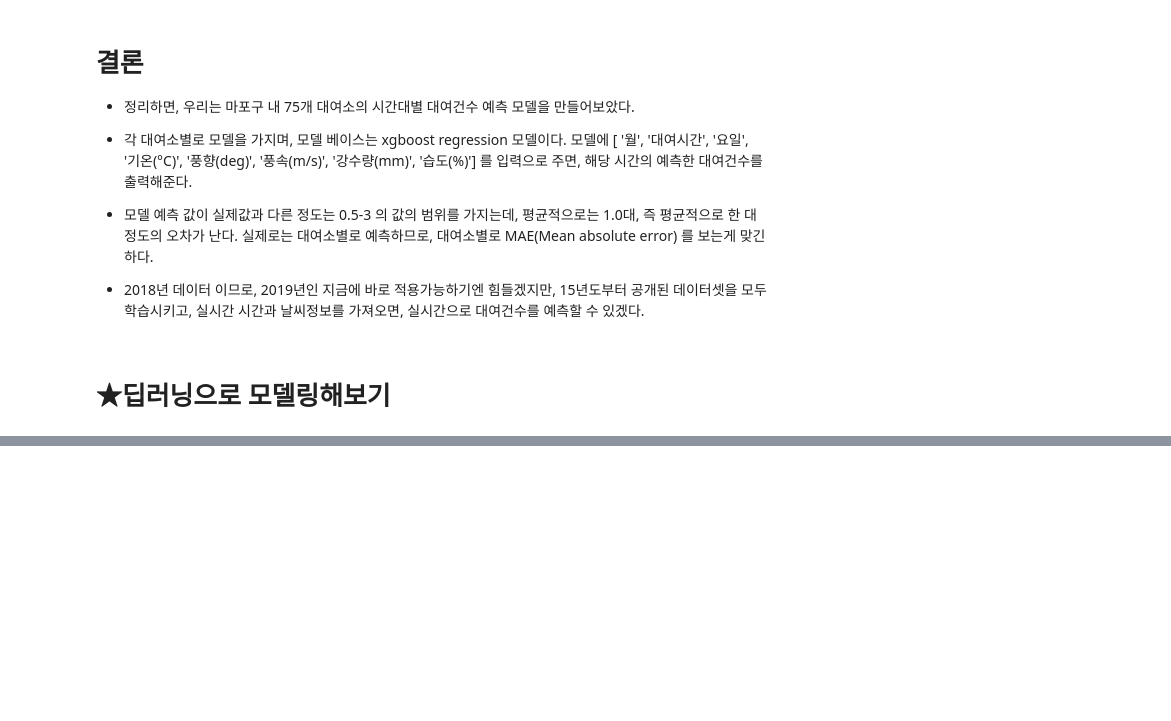
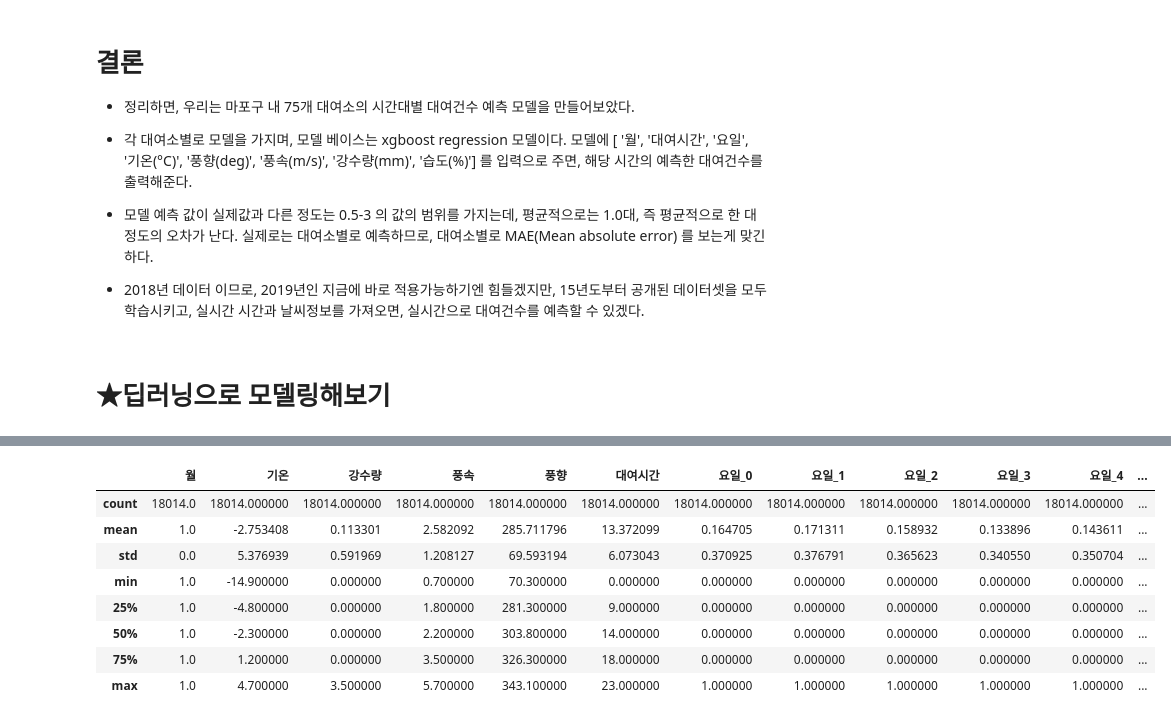
Before and after one commit to hyo250/gittest, a Jupyter notebook: Dacon_2018_대여소별_따릉이_대여건수_예측.ipynb, the cells around one changed output, grey strips where cells are left out. Saved outputs shown, nothing was run; the diff lists cells and outputs as text; code cells hidden in the pictures; blank space fills up the shorter version.

```diff
--- a/Dacon_2018_대여소별_따릉이_대여건수_예측.ipynb
+++ b/Dacon_2018_대여소별_따릉이_대여건수_예측.ipynb
@@ -642,0 +680,5 @@ plt.show()
+# %%
+#특징, 레이블 변수 나누기
+df_X=df[['월','요일','기온','강수량','풍속','풍향','대여시간']]
+df_y=df['이용건수']
+df_X
@@ -642,0 +699,13 @@ plt.show()
+# %%
+#df_X의 요일을 더미변수화.
+#더미변수 직접 만드는 것..
+
+요일=df_X.pop('요일')
+df_X['요일_0'] = (요일 == 0)*1.0
+df_X['요일_1'] = (요일 == 1)*1.0
+df_X['요일_2'] = (요일 == 2)*1.0
+df_X['요일_3'] = (요일 == 3)*1.0
+df_X['요일_4'] = (요일 == 4)*1.0
+df_X['요일_5'] = (요일 == 5)*1.0
+df_X['요일_6'] = (요일 == 6)*1.0
+df_X.tail()
@@ -642,0 +725,12 @@ plt.show()
+# %%
+df_X.describe()
+# %% [output]
+|  | 월 | 기온 | 강수량 | 풍속 | 풍향 | 대여시간 | 요일_0 | 요일_1 | 요일_2 | 요일_3 | 요일_4 | ... |
+| count | 18014.0 | 18014.000000 | 18014.000000 | 18014.000000 | 18014.000000 | 18014.000000 | 18014.000000 | 18014.000000 | 18014.000000 | 18014.000000 | 18014.000000 | ... |
+| mean | 1.0 | -2.753408 | 0.113301 | 2.582092 | 285.711796 | 13.372099 | 0.164705 | 0.171311 | 0.158932 | 0.133896 | 0.143611 | ... |
+| std | 0.0 | 5.376939 | 0.591969 | 1.208127 | 69.593194 | 6.073043 | 0.370925 | 0.376791 | 0.365623 | 0.340550 | 0.350704 | ... |
+| min | 1.0 | -14.900000 | 0.000000 | 0.700000 | 70.300000 | 0.000000 | 0.000000 | 0.000000 | 0.000000 | 0.000000 | 0.000000 | ... |
+| 25% | 1.0 | -4.800000 | 0.000000 | 1.800000 | 281.300000 | 9.000000 | 0.000000 | 0.000000 | 0.000000 | 0.000000 | 0.000000 | ... |
+| 50% | 1.0 | -2.300000 | 0.000000 | 2.200000 | 303.800000 | 14.000000 | 0.000000 | 0.000000 | 0.000000 | 0.000000 | 0.000000 | ... |
+| 75% | 1.0 | 1.200000 | 0.000000 | 3.500000 | 326.300000 | 18.000000 | 0.000000 | 0.000000 | 0.000000 | 0.000000 | 0.000000 | ... |
+| max | 1.0 | 4.700000 | 3.500000 | 5.700000 | 343.100000 | 23.000000 | 1.000000 | 1.000000 | 1.000000 | 1.000000 | 1.000000 | ... |
```
Also changed, not shown: parts of 23 cells of this notebook.
